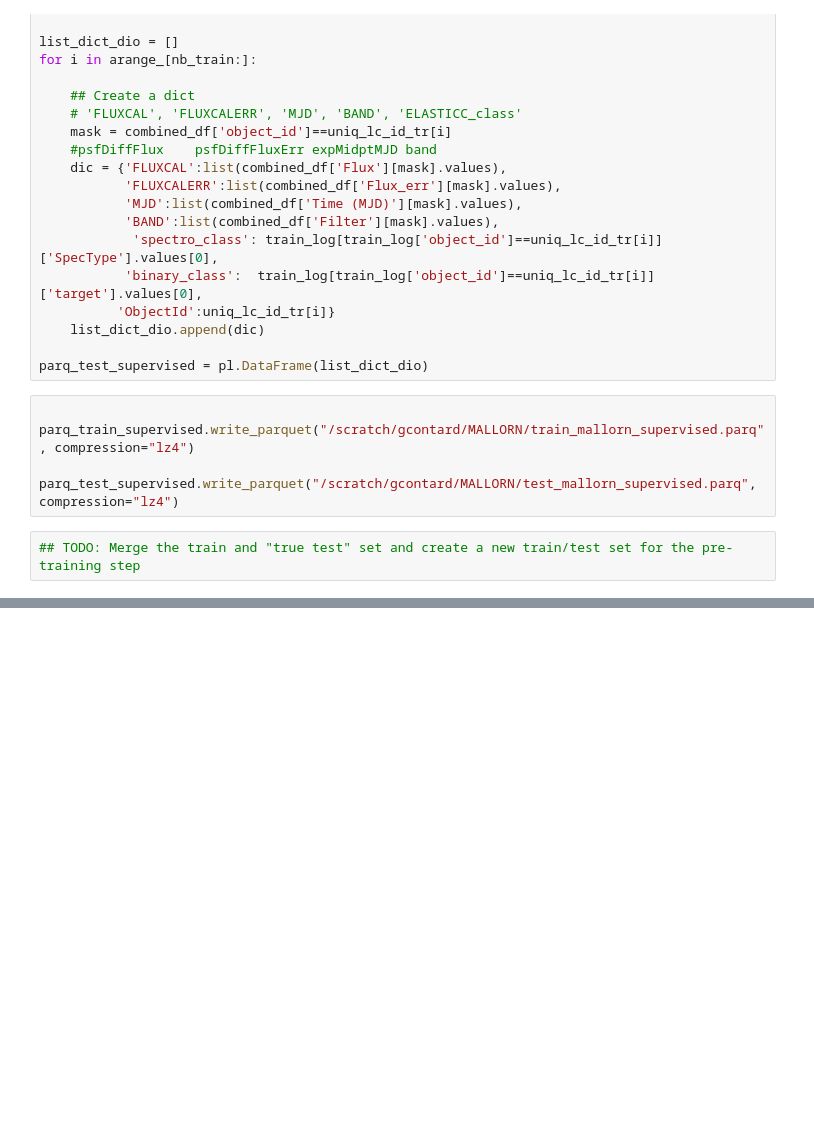
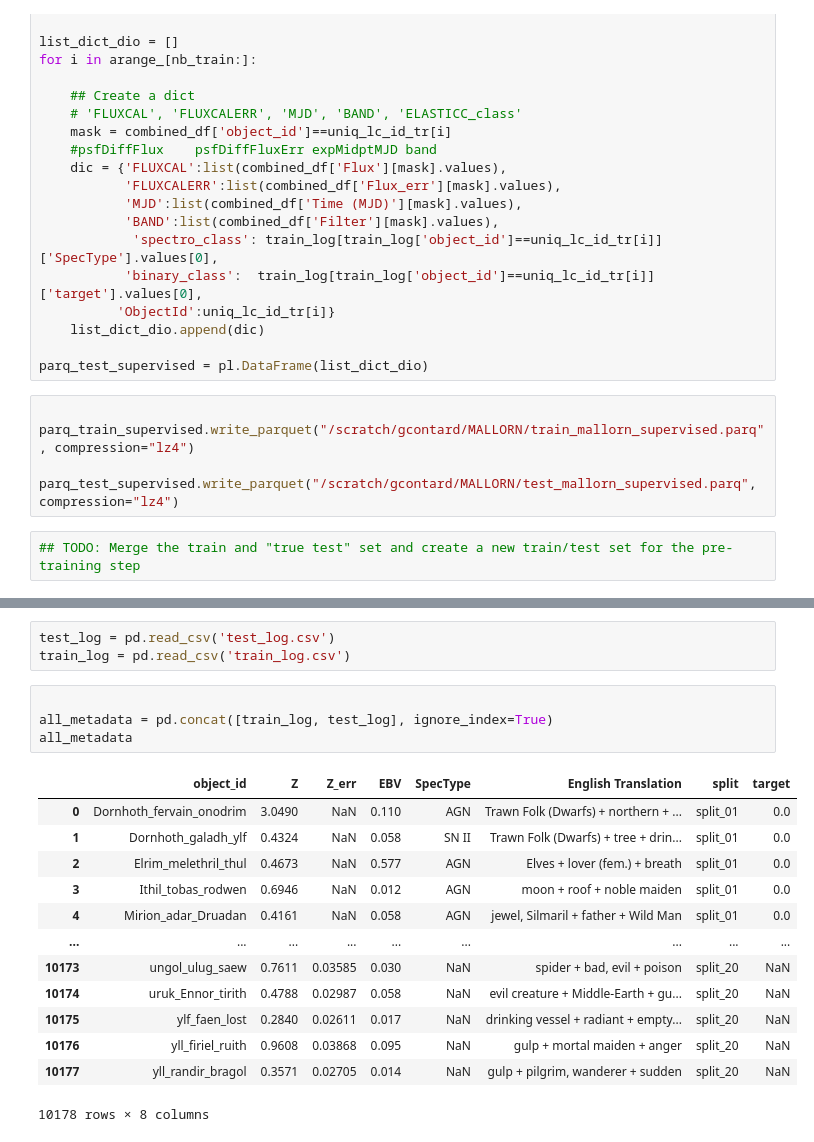
Before and after one commit to contardog/mallorn_romae, a Jupyter notebook: transfo_data_parquet.ipynb, the cells around one changed output, grey strips where cells are left out. Drawn from its saved outputs; the diff is of its cells as text; blank space fills up the shorter version.

```diff
--- a/transfo_data_parquet.ipynb
+++ b/transfo_data_parquet.ipynb
@@ -293,0 +516,21 @@ parq_test_supervised.write_parquet("/scratch/gcontard/MALLORN/test_mallorn_super
+# %%
+test_log = pd.read_csv('test_log.csv')
+train_log = pd.read_csv('train_log.csv')
+# %%
+
+all_metadata = pd.concat([train_log, test_log], ignore_index=True)
+all_metadata
+# %% [output]
+|  | object_id | Z | Z_err | EBV | SpecType | English Translation | split | target |
+| 0 | Dornhoth_fervain_onodrim | 3.0490 | NaN | 0.110 | AGN | Trawn Folk (Dwarfs) + northern + ... | split_01 | 0.0 |
+| 1 | Dornhoth_galadh_ylf | 0.4324 | NaN | 0.058 | SN II | Trawn Folk (Dwarfs) + tree + drin... | split_01 | 0.0 |
+| 2 | Elrim_melethril_thul | 0.4673 | NaN | 0.577 | AGN | Elves + lover (fem.) + breath | split_01 | 0.0 |
+| 3 | Ithil_tobas_rodwen | 0.6946 | NaN | 0.012 | AGN | moon + roof + noble maiden | split_01 | 0.0 |
+| 4 | Mirion_adar_Druadan | 0.4161 | NaN | 0.058 | AGN | jewel, Silmaril + father + Wild Man | split_01 | 0.0 |
+| ... | ... | ... | ... | ... | ... | ... | ... | ... |
+| 10173 | ungol_ulug_saew | 0.7611 | 0.03585 | 0.030 | NaN | spider + bad, evil + poison | split_20 | NaN |
+| 10174 | uruk_Ennor_tirith | 0.4788 | 0.02987 | 0.058 | NaN | evil creature + Middle-Earth + gu... | split_20 | NaN |
+| 10175 | ylf_faen_lost | 0.2840 | 0.02611 | 0.017 | NaN | drinking vessel + radiant + empty... | split_20 | NaN |
+| 10176 | yll_firiel_ruith | 0.9608 | 0.03868 | 0.095 | NaN | gulp + mortal maiden + anger | split_20 | NaN |
+| 10177 | yll_randir_bragol | 0.3571 | 0.02705 | 0.014 | NaN | gulp + pilgrim, wanderer + sudden | split_20 | NaN |
+10178 rows × 8 columns
```
Also changed, not shown: parts of 26 cells of this notebook.
